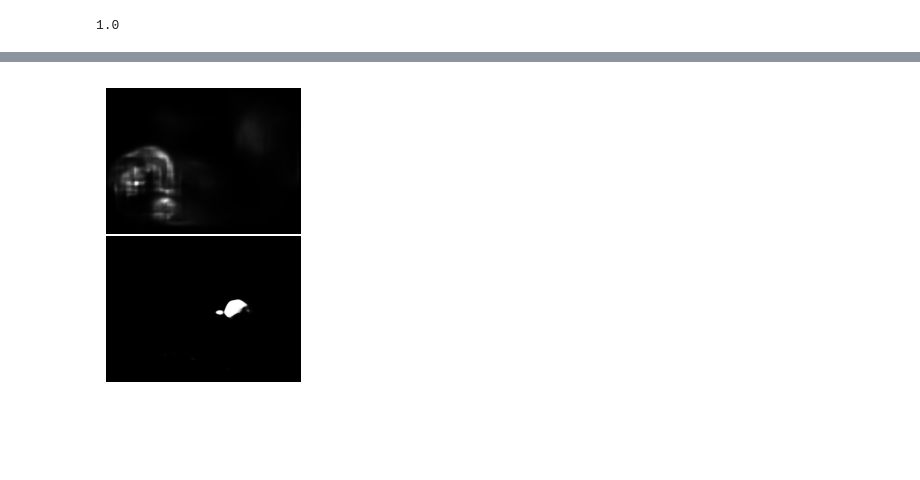
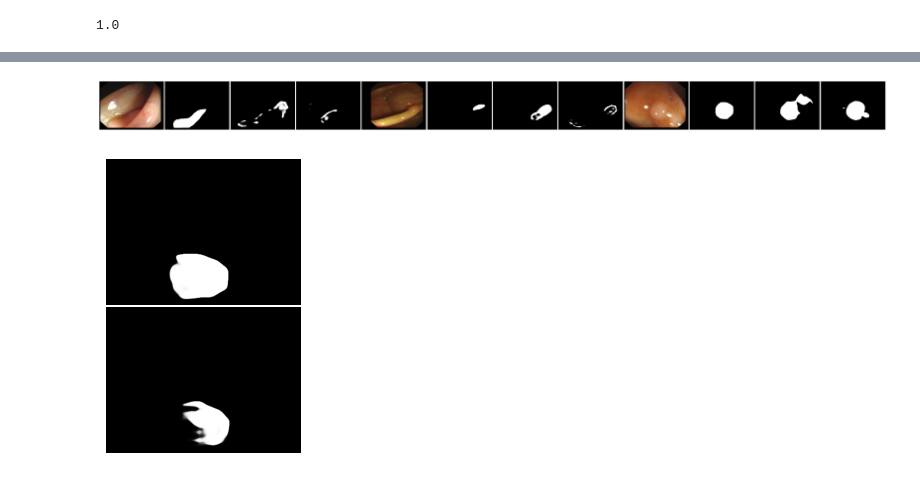
Before and after one commit to ying9937/Segmentation-of-polyps, a Jupyter notebook: code/Deep learning Mode/SegNet.ipynb, the cells around one changed output, grey strips where cells are left out. Drawn from its saved outputs; the diff is of its cells as text; code cells hidden in the pictures; blank space fills up the shorter version.

```diff
--- a/code/Deep learning Mode/SegNet.ipynb
+++ b/code/Deep learning Mode/SegNet.ipynb
@@ -319,7 +432,7 @@ model.compile(
 )
 # %%
 # # 加载模型
-model.load_weights(r'../best weight/SegNet/img/img_best_epoch_097_val_iou_0.5601.weights.h5')
+model.load_weights(r'../best weight/SegNet-VGG/img/img_best_epoch_173_val_iou_0.7194.weights.h5')
 # %%
 # 原图评估模型（返回 loss + metrics）
 results = model.evaluate(img_png_c, mask_c, verbose=0)
@@ -337,6 +460,6 @@ iou_score: 0.5884
 # %%
 # # 加载模型
-model.load_weights(r'../best weight/SegNet/FMM+percentile=99.5/img_FMM+percentile=99.5_bestweigh_epoch_159_val_iou_0.5825.weights.h5')
+model.load_weights(r'../best weight/SegNet-VGG/FMM+percentile=99.5/img_best_epoch_143_val_iou_0.7171.weights.h5')
 # %%
 # 原图评估模型（返回 loss + metrics）
 results1 = model.evaluate(img_png_c1, mask_c1, verbose=0)
@@ -354,6 +477,6 @@ iou_score: 0.6023
 # %%
 # # 加载模型
-model.load_weights(r'../best weight/SegNet/img/img_best_epoch_097_val_iou_0.5601.weights.h5')
+model.load_weights(r'../best weight/SegNet-VGG/img/img_best_epoch_173_val_iou_0.7194.weights.h5')
 # %%
 #测试mask
 imgp = model.predict(img_png_c, verbose=1)
@@ -362,6 +492,6 @@ imgp = model.predict(img_png_c, verbose=1)
 # %%
 # # 加载模型
-model.load_weights(r'../best weight/SegNet/FMM+percentile=99.5/img_FMM+percentile=99.5_bestweigh_epoch_159_val_iou_0.5825.weights.h5')
+model.load_weights(r'../best weight/SegNet-VGG/FMM+percentile=99.5/img_best_epoch_143_val_iou_0.7171.weights.h5')
 # %%
 #测试mask
 imgp1 = model.predict(img_png_c1, verbose=1)
@@ -391,28 +500,82 @@ print("恭喜，运行完成！已保存 {} 张图片".format(len(imgp)))
+# %%
+a, b, c = 8, 117, 311
+
+# 设置更大的画布和紧凑布局
+plt.figure(figsize=(24, 6))  # 宽度增加，高度适当调整
+plt.subplots_adjust(wspace=0.02,
+                    left=0.01,
+                    right=0.99,
+                    top=0.5,
+                    bottom=0.05)  # 调整左右边距和子图间距
+
+# 第1组子图
+plt.subplot(1,12,1)
+plt.imshow(img_png_c[a])
+plt.axis('off')
+plt.subplot(1,12,2)
+plt.imshow(mask_c[a], 'gray')
+plt.axis('off')
+plt.subplot(1,12,3)
+plt.imshow(imgp[a].reshape(288, 384), cmap='gray')
+plt.axis('off')
+plt.subplot(1,12,4)
+plt.imshow(imgp1[a].reshape(288, 384), cmap='gray')
+plt.axis('off')
+# 第2组子图
+plt.subplot(1,12,5)
+plt.imshow(img_png_c[b])
+plt.axis('off')
+plt.subplot(1,12,6)
+plt.imshow(mask_c[b], 'gray')
+plt.axis('off')
+plt.subplot(1,12,7)
+plt.imshow(imgp[b].reshape(288, 384), cmap='gray')
+plt.axis('off')
+plt.subplot(1,12,8)
+plt.imshow(imgp1[b].reshape(288, 384), cmap='gray')
+plt.axis('off')
+# 第3组子图
+plt.subplot(1,12,9)
+plt.imshow(img_png_c[c])
+plt.axis('off')
+plt.subplot(1,12,10)
+plt.imshow(mask_c[c], 'gray')
+plt.axis('off')
+plt.subplot(1,12,11)
+plt.imshow(imgp[c].reshape(288, 384), cmap='gray')
+plt.axis('off')
+plt.subplot(1,12,12)
+plt.imshow(imgp1[c].reshape(288, 384), cmap='gray')
+plt.axis('off')
+
+plt.show()
+# %% [output]
+[figure, added]
 # %%
-a = 19
+a = 79
 # 创建紧凑画布
 fig = plt.figure(figsize=(6, 3))
 
 # 使用GridSpec控制微小边距
 gs = fig.add_gridspec(2, 1,
                      hspace=0.02,  # 行间距
                      left=0.01,    # 左边距
                      right=0.99,   # 右边距
                      top=0.99,     # 上边距
                      bottom=0.01)  # 下边距
 
 # 添加图像子图
 ax1 = fig.add_subplot(gs[0])
 ax1.imshow(imgp[a].reshape(288, 384), 'gray')
 ax1.axis('off')
 ax1.margins(0.01)  # 图像周围微小边距
 
 ax2 = fig.add_subplot(gs[1])
 ax2.imshow(imgp1[a].reshape(288, 384), 'gray')
 ax2.axis('off')
 ax2.margins(0.01)  # 图像周围微小边距
 
 # 显示紧凑布局
 plt.show()
 # %% [output]
-[figure, old version]
+[figure, new version]
```
Also changed, not shown: parts of 22 cells of this notebook, 2 other files.
